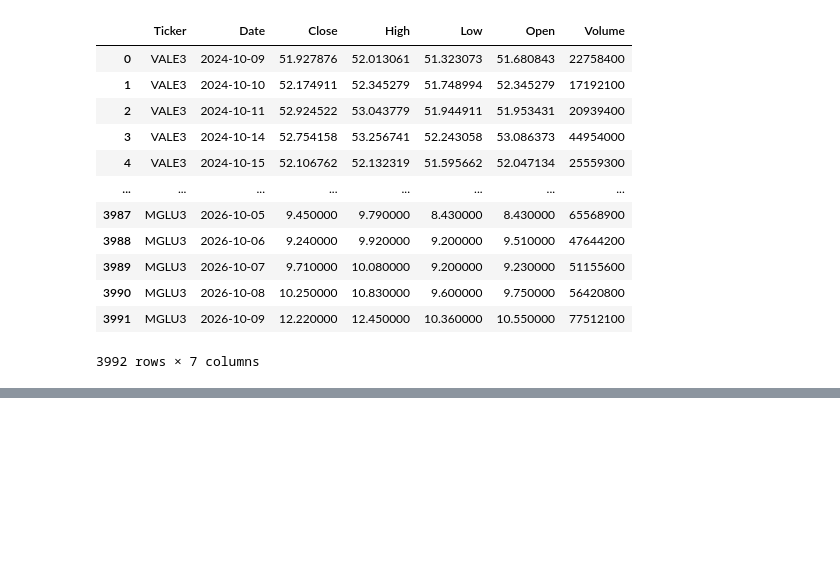
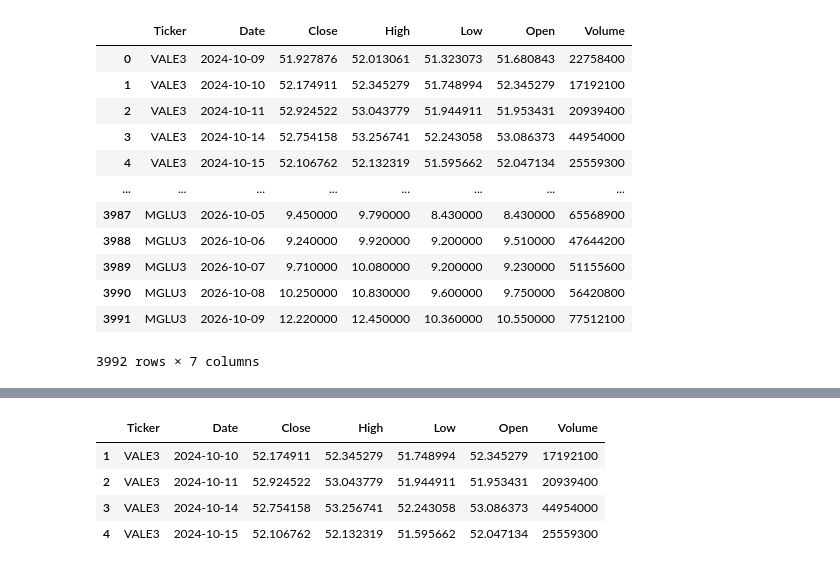
Before and after one commit to NicholasTeixeira/Descomplica--Analise-de-Dados-, a Jupyter notebook: notebooks/Indices.ipynb, the cells around one changed output, grey strips where cells are left out. Saved outputs shown, nothing was run; the diff lists cells and outputs as text; code cells hidden in the pictures; blank space fills up the shorter version.

```diff
--- a/notebooks/Indices.ipynb
+++ b/notebooks/Indices.ipynb
@@ -44,0 +118,9 @@ df_acoes
+# %%
+df4 = df_vale.iloc[0:4, :]
+df4
+# %% [output]
+|  | Ticker | Date | Close | High | Low | Open | Volume |
+| 1 | VALE3 | 2024-10-10 | 52.174911 | 52.345279 | 51.748994 | 52.345279 | 17192100 |
+| 2 | VALE3 | 2024-10-11 | 52.924522 | 53.043779 | 51.944911 | 51.953431 | 20939400 |
+| 3 | VALE3 | 2024-10-14 | 52.754158 | 53.256741 | 52.243058 | 53.086373 | 44954000 |
+| 4 | VALE3 | 2024-10-15 | 52.106762 | 52.132319 | 51.595662 | 52.047134 | 25559300 |
```
Also changed, not shown: parts of 6 cells of this notebook.
